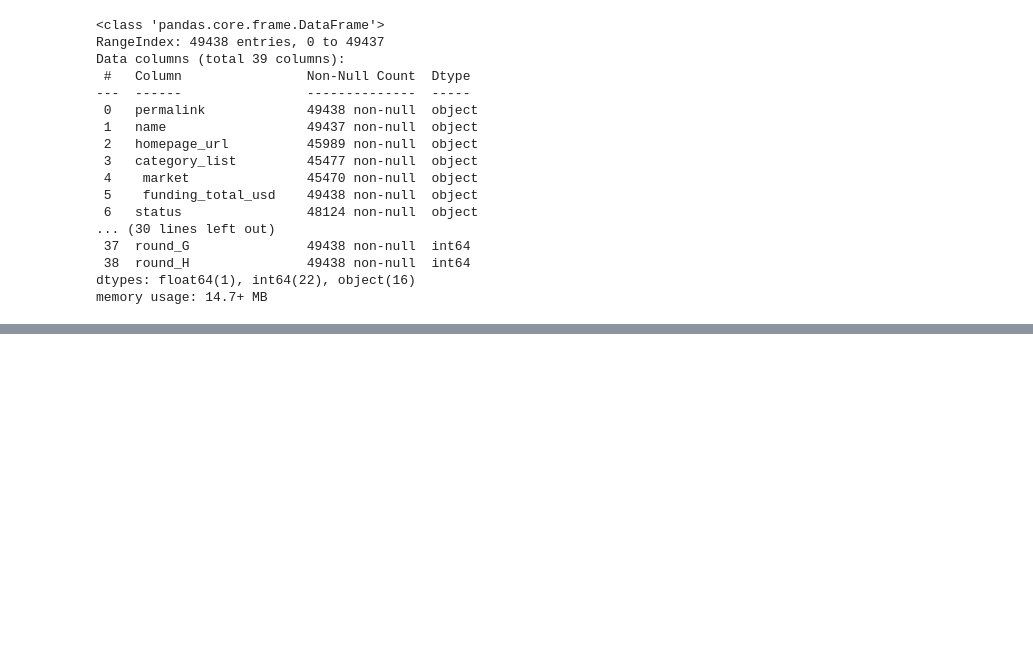
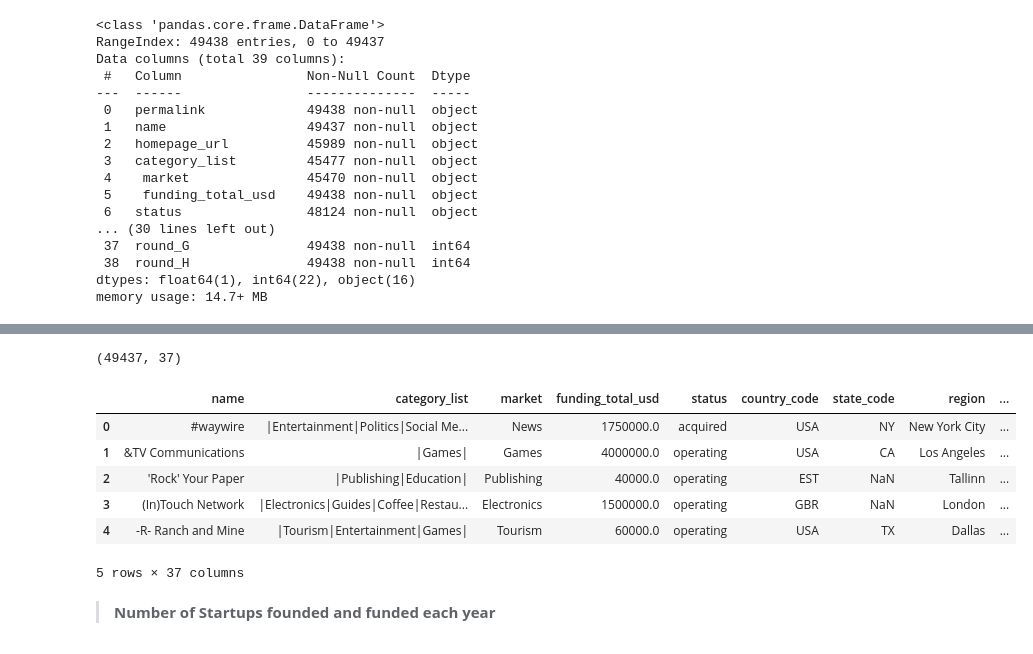
Before and after one commit to Aryan0199/Start-up-Success-Prediction-Using-Predictive-Analysis, a Jupyter notebook: Startup_success.ipynb, the cells around one changed output, grey strips where cells are left out. Saved outputs shown, nothing was run; the diff lists cells and outputs as text; code cells hidden in the pictures; blank space fills up the shorter version.

```diff
--- a/Startup_success.ipynb
+++ b/Startup_success.ipynb
@@ -59,3 +64,4 @@ Requirement already satisfied: pyparsing>=2.0.1 in /usr/local/lib/python3.7/dist
 df = pd.read_csv("https://raw.githubusercontent.com/Aryan0199/Startup_success_Prediction/main/investments_VC.csv")
 # %%
 df.head(3)
+df2=df
@@ -186,0 +347,31 @@ msnum.bar(df)
+# %%
+
+#cleaning the dataframe by dropping uneccessary columns
+df2 = df2.drop(['permalink', 'homepage_url'], axis=1)
+#Removing the row with no 'name'
+df2.dropna(how='any', subset=['name'], axis=0, inplace=True)
+#Extracting year value from "first_funding_at" and changing to int
+df2['first_funding_at'] = df2.first_funding_at.str.split("-").str[0]
+df2['first_funding_at'] = df2['first_funding_at'].astype(int)
+#Extracting year value from "last_funding_at" and changing to int
+df2['last_funding_at'] = df2.last_funding_at.str.split("-").str[0]
+df2['last_funding_at'] = df2['last_funding_at'].astype(int)
+#Changing the values in column "funding_total_usd" from string to float
+df2[' funding_total_usd '] = df2[' funding_total_usd '].str.strip().str.replace(",","")
+df2[' funding_total_usd '] = df2[' funding_total_usd '].replace("-",0).astype("float")
+#Replacing missing status with "unknown"
+df2['status'] = df2['status'].replace(np.nan,"unknown")
+print(df2.shape)
+df2.head()
+# %% [output]
+(49437, 37)
+|  | name | category_list | market | funding_total_usd | status | country_code | state_code | region | ... |
+| 0 | #waywire | |Entertainment|Politics|Social Me... | News | 1750000.0 | acquired | USA | NY | New York City | ... |
+| 1 | &TV Communications | |Games| | Games | 4000000.0 | operating | USA | CA | Los Angeles | ... |
+| 2 | 'Rock' Your Paper | |Publishing|Education| | Publishing | 40000.0 | operating | EST | NaN | Tallinn | ... |
+| 3 | (In)Touch Network | |Electronics|Guides|Coffee|Restau... | Electronics | 1500000.0 | operating | GBR | NaN | London | ... |
+| 4 | -R- Ranch and Mine | |Tourism|Entertainment|Games| | Tourism | 60000.0 | operating | USA | TX | Dallas | ... |
+5 rows × 37 columns
+# %% [markdown]
+
+> **Number of Startups founded and funded each year**
```
Also changed, not shown: parts of 63 cells of this notebook.
